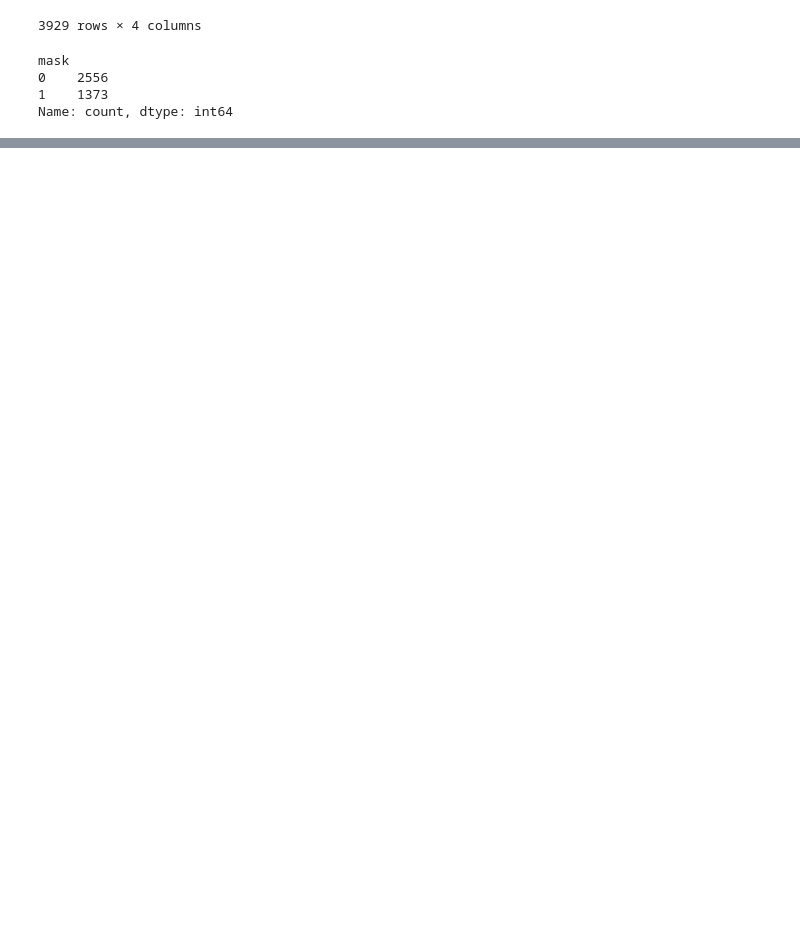
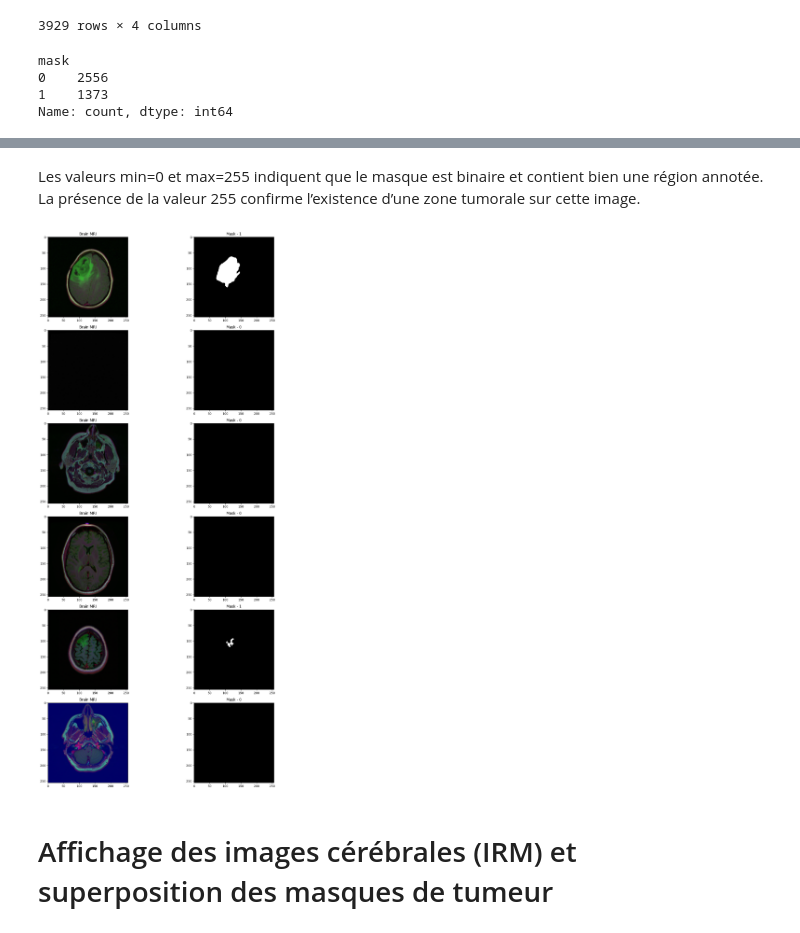
Before and after one commit to belfassikhaoula123/Projet_RGD, a Jupyter notebook: Notebooks/Data_processing.ipynb, the cells around one changed output, grey strips where cells are left out. Saved outputs shown, nothing was run; the diff lists cells and outputs as text; code cells hidden in the pictures; blank space fills up the shorter version.

```diff
--- a/Notebooks/Data_processing.ipynb
+++ b/Notebooks/Data_processing.ipynb
@@ -117,0 +164,19 @@ Name: count, dtype: int64
+# %% [markdown]
+Les valeurs min=0 et max=255 indiquent que le masque est binaire et contient bien une région annotée. La présence de la valeur 255 confirme l’existence d’une zone tumorale sur cette image.
+# %%
+# Visualisations de base : afficher séparément les images (IRM et masques) du dataset
+fig, axs = plt.subplots(6,2, figsize=(16,26))
+count = 0
+for x in range(6):
+  i = random.randint(0, len(df_final))
+  axs[count][0].title.set_text("Brain MRI")
+  axs[count][0].imshow(cv2.imread(df_final.image_path[i]))
+  axs[count][1].title.set_text("Mask - " + str(df_final['mask'][i]))
+  axs[count][1].imshow(cv2.imread(df_final.mask_path[i]))
+  count += 1
+
+fig.tight_layout()
+# %% [output]
+[figure, added]
+# %% [markdown]
+# Affichage des images cérébrales (IRM) et superposition des masques de tumeur
```
Also changed, not shown: parts of 12 cells of this notebook, 1 other file.
